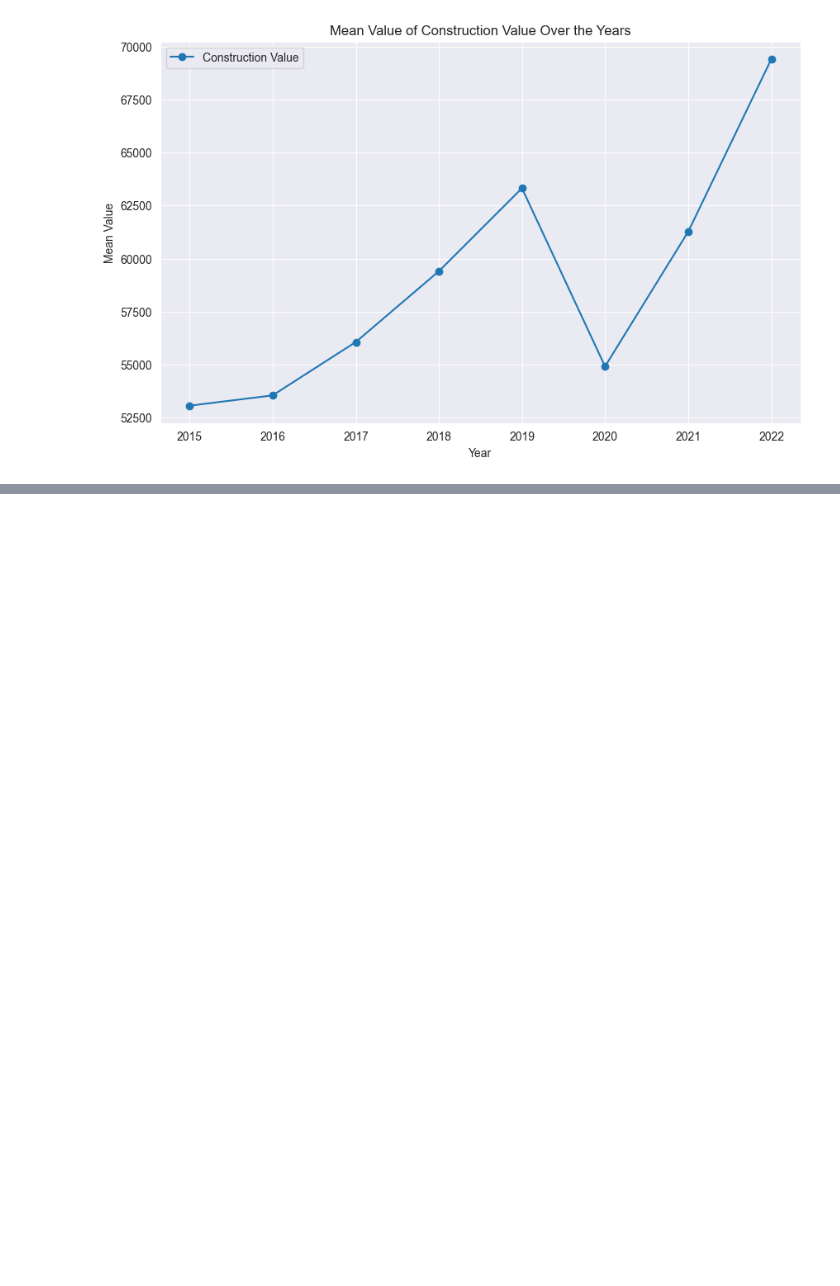
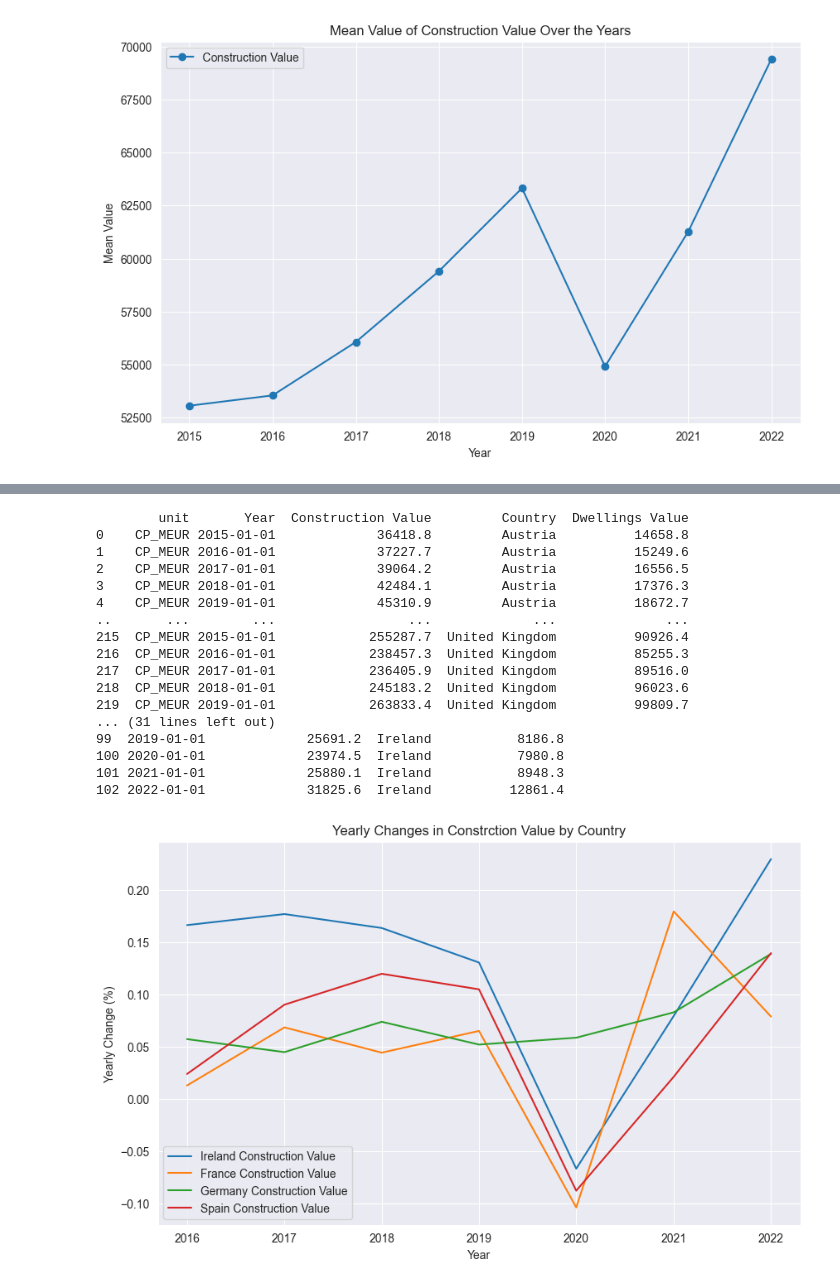
Before and after one commit to sbs23066/CA2---Irish-Construction-Project, a Jupyter notebook: stats.ipynb, the cells around one changed output, grey strips where cells are left out. Saved outputs shown, nothing was run; the diff lists cells and outputs as text; code cells hidden in the pictures; blank space fills up the shorter version.

```diff
--- a/stats.ipynb
+++ b/stats.ipynb
@@ -110,0 +130,49 @@ Name: Construction Value, dtype: float64
+# %%
+countries = ['Ireland', 'France', 'Germany', 'Spain']
+
+
+print(gfcf)
+
+# filter the data
+filtered_data = gfcf[gfcf['Country'].isin(countries)]
+filtered_data = filtered_data.drop('unit',axis=1)
+
+print(filtered_data)
+
+# Calculate the mean values for each year and country
+mean_values = filtered_data.groupby(['Year', 'Country']).mean().reset_index()
+
+# Plotting
+fig, ax = plt.subplots(figsize=(10, 6))
+
+# Plot yearly changes for Total Labor Employment Index
+for country in countries:
+    country_data = mean_values[mean_values['Country'] == country]
+    changes = country_data['Construction Value'].pct_change()
+    ax.plot(country_data['Year'], changes, label=f'{country} Construction Value')
+
+
+ax.set_xlabel('Year')
+ax.set_ylabel('Yearly Change (%)')
+ax.set_title('Yearly Changes in Constrction Value by Country')
+ax.legend()
+plt.show()
+# %% [output]
+        unit       Year  Construction Value         Country  Dwellings Value
+0    CP_MEUR 2015-01-01             36418.8         Austria          14658.8
+1    CP_MEUR 2016-01-01             37227.7         Austria          15249.6
+2    CP_MEUR 2017-01-01             39064.2         Austria          16556.5
+3    CP_MEUR 2018-01-01             42484.1         Austria          17376.3
+4    CP_MEUR 2019-01-01             45310.9         Austria          18672.7
+..       ...        ...                 ...             ...              ...
+215  CP_MEUR 2015-01-01            255287.7  United Kingdom          90926.4
+216  CP_MEUR 2016-01-01            238457.3  United Kingdom          85255.3
+217  CP_MEUR 2017-01-01            236405.9  United Kingdom          89516.0
+218  CP_MEUR 2018-01-01            245183.2  United Kingdom          96023.6
+219  CP_MEUR 2019-01-01            263833.4  United Kingdom          99809.7
+... (31 lines left out)
+99  2019-01-01             25691.2  Ireland           8186.8
+100 2020-01-01             23974.5  Ireland           7980.8
+101 2021-01-01             25880.1  Ireland           8948.3
+102 2022-01-01             31825.6  Ireland          12861.4
+[figure, added]
```
Also changed, not shown: parts of 1 cell of this notebook.
